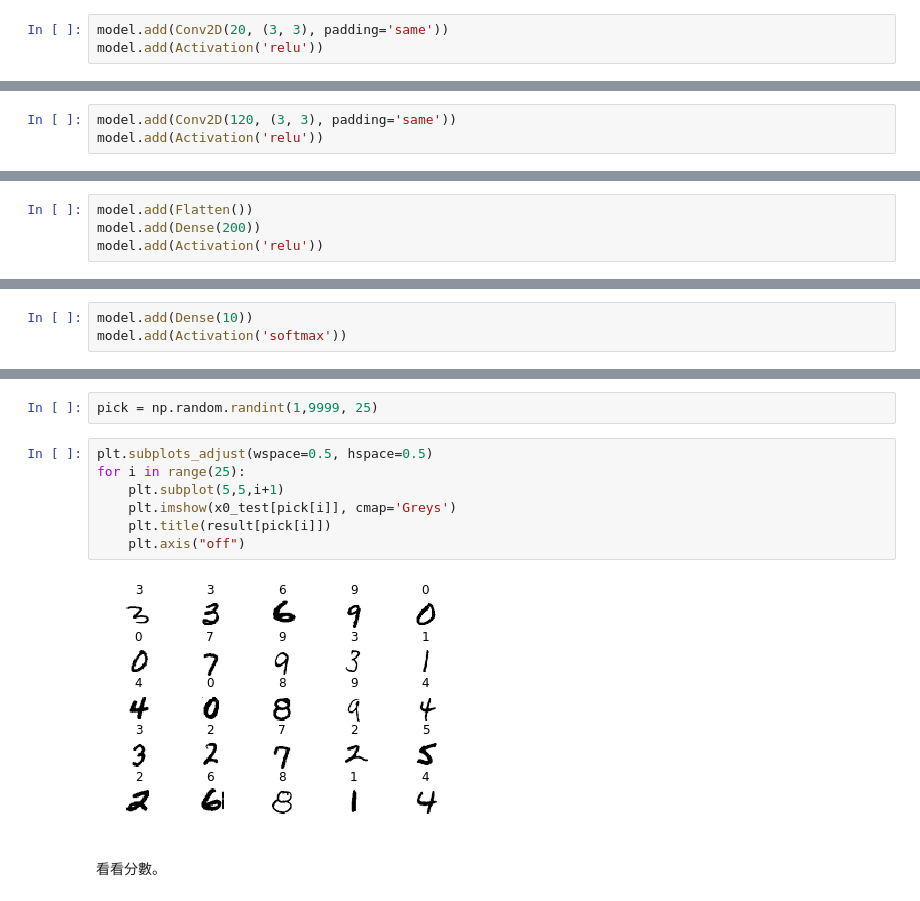
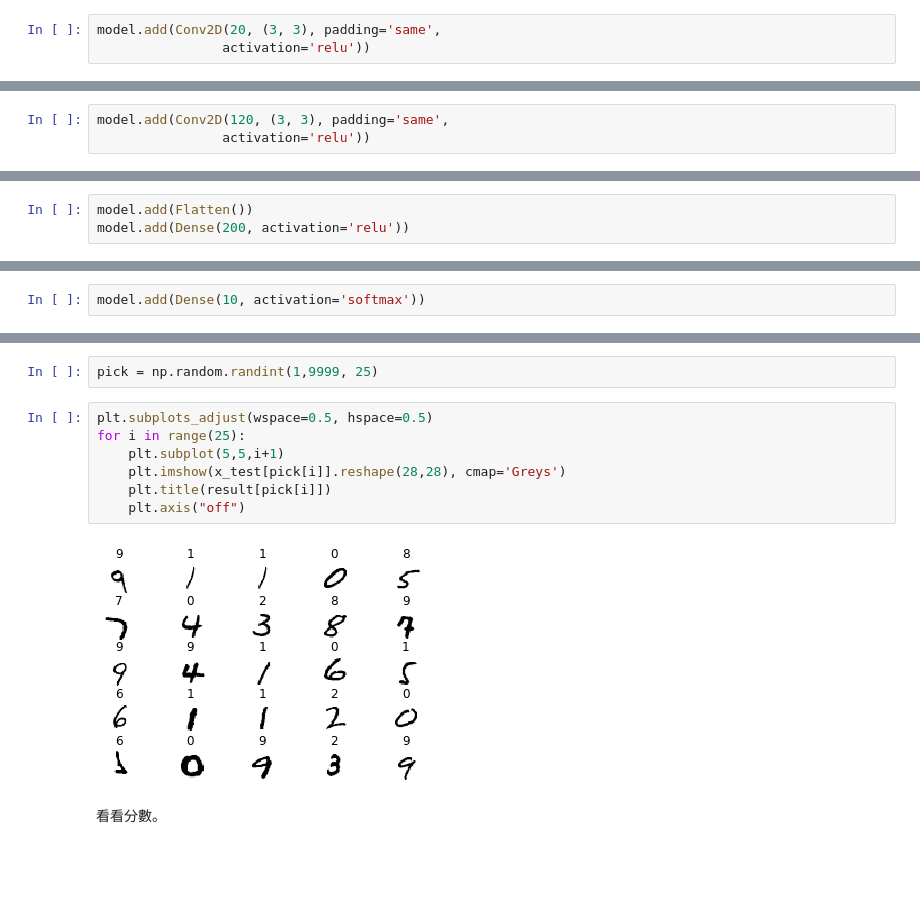
Before and after one commit to yenlung/nccu-jupyter-math, a Jupyter notebook: D04 CNN 圖形辨識.ipynb, the cells around one changed output, grey strips where cells are left out. Cells and saved outputs as stored; diff of their text form; blank space fills up the shorter version.

```diff
--- a/D04 CNN 圖形辨識.ipynb
+++ b/D04 CNN 圖形辨識.ipynb
@@ -72,26 +64,24 @@ model.add(Activation('relu'))
 # %%
 model.add(MaxPooling2D(pool_size=(2, 2)))
 # %%
-model.add(Conv2D(20, (3, 3), padding='same'))
-model.add(Activation('relu'))
+model.add(Conv2D(20, (3, 3), padding='same',
+                activation='relu'))
 # %%
 model.add(MaxPooling2D(pool_size=(2, 2)))
 # %%
-model.add(Conv2D(120, (3, 3), padding='same'))
-model.add(Activation('relu'))
+model.add(Conv2D(120, (3, 3), padding='same',
+                activation='relu'))
 # %%
 model.add(MaxPooling2D(pool_size=(2, 2)))
 # %% [markdown]
 接著要送進一般的神經網路學了, 我們用一個 hidden layer, 200 個神經元。
 # %%
 model.add(Flatten())
-model.add(Dense(200))
-model.add(Activation('relu'))
+model.add(Dense(200, activation='relu'))
 # %% [markdown]
 最後輸出用 softmax 處理一下。
 # %%
-model.add(Dense(10))
-model.add(Activation('softmax'))
+model.add(Dense(10, activation='softmax'))
 # %%
 model.compile(loss="categorical_crossentropy",
               optimizer=Adadelta(),
@@ -132,12 +142,12 @@ pick = np.random.randint(1,9999, 25)
 # %%
 plt.subplots_adjust(wspace=0.5, hspace=0.5)
 for i in range(25):
     plt.subplot(5,5,i+1)
-    plt.imshow(x0_test[pick[i]], cmap='Greys')
+    plt.imshow(x_test[pick[i]].reshape(28,28), cmap='Greys')
     plt.title(result[pick[i]])
     plt.axis("off")
 # %% [output]
-[figure, old version]
+[figure, new version]
 # %% [markdown]
 看看分數。
 # %%
```
Also changed, not shown: parts of 14 cells of this notebook, 7 other files.
